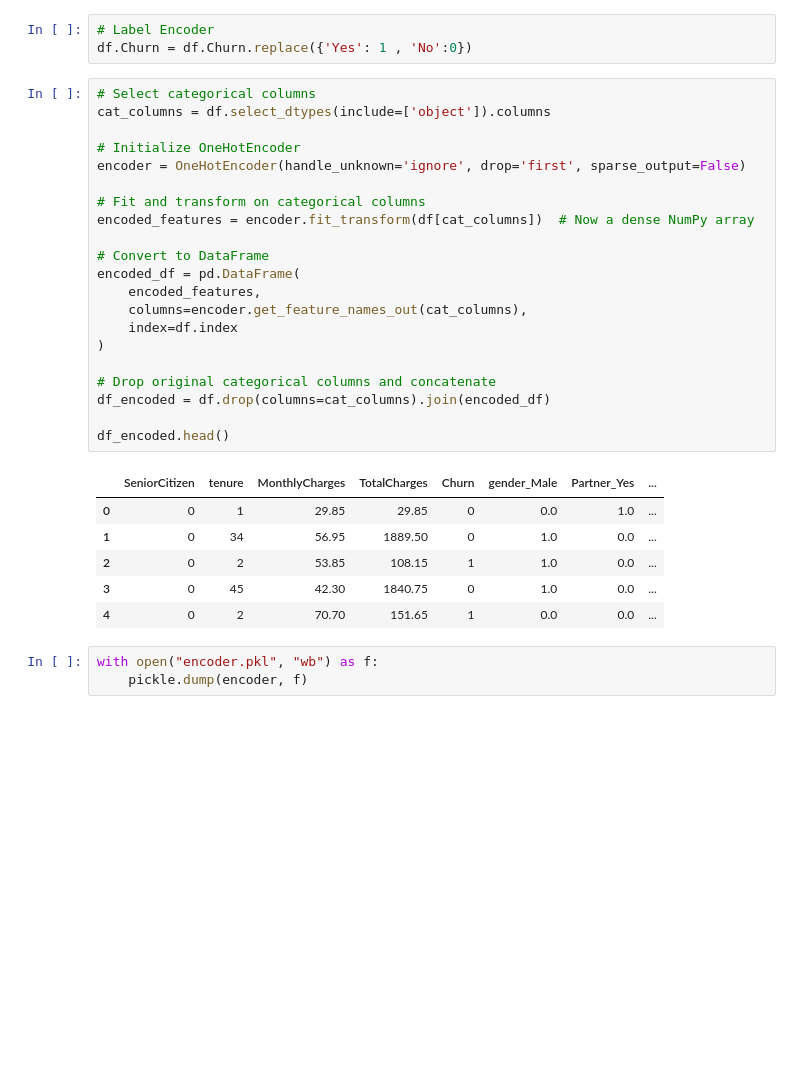
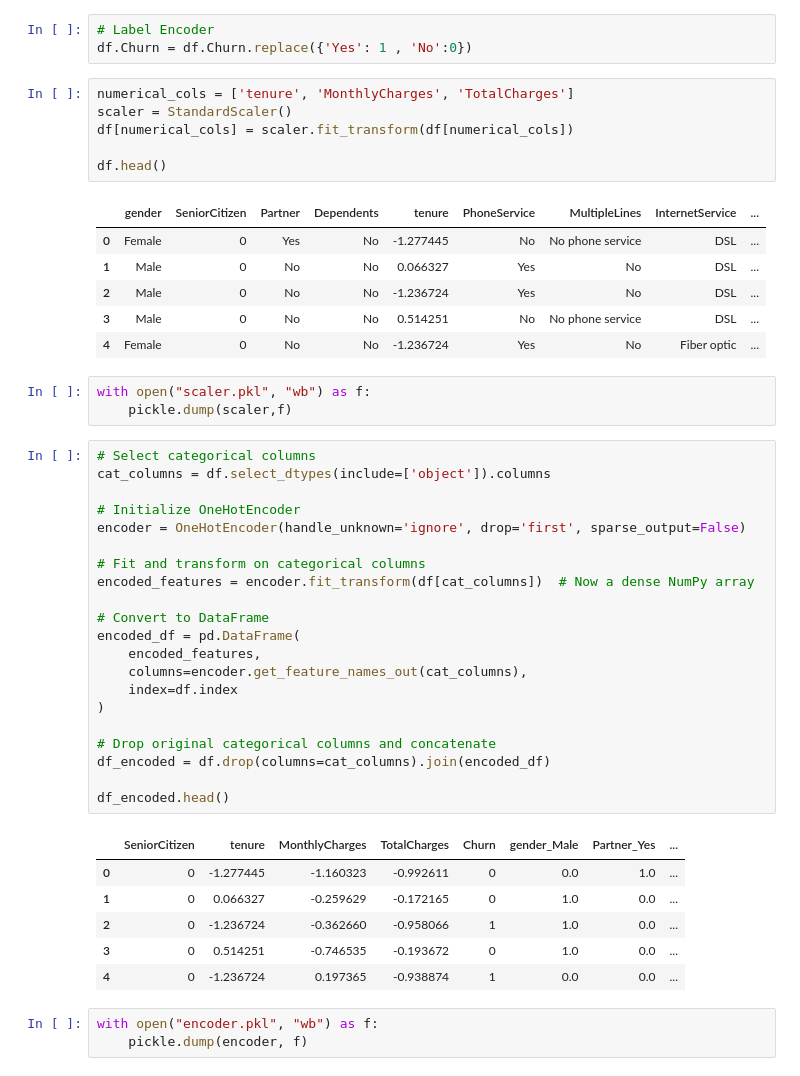
Before and after one commit to OmarMohamed7/Churn, a Jupyter notebook: main.ipynb, the cells around one changed output. Drawn from its saved outputs; the diff is of its cells as text; blank space fills up the shorter version.

```diff
--- a/main.ipynb
+++ b/main.ipynb
@@ -288,6 +288,22 @@ for col in categorical_cols:
 # %%
 # Label Encoder
 df.Churn = df.Churn.replace({'Yes': 1 , 'No':0})
+# %%
+numerical_cols = ['tenure', 'MonthlyCharges', 'TotalCharges']
+scaler = StandardScaler()
+df[numerical_cols] = scaler.fit_transform(df[numerical_cols])
+
+df.head()
+# %% [output]
+|  | gender | SeniorCitizen | Partner | Dependents | tenure | PhoneService | MultipleLines | InternetService | ... |
+| 0 | Female | 0 | Yes | No | -1.277445 | No | No phone service | DSL | ... |
+| 1 | Male | 0 | No | No | 0.066327 | Yes | No | DSL | ... |
+| 2 | Male | 0 | No | No | -1.236724 | Yes | No | DSL | ... |
+| 3 | Male | 0 | No | No | 0.514251 | No | No phone service | DSL | ... |
+| 4 | Female | 0 | No | No | -1.236724 | Yes | No | Fiber optic | ... |
+# %%
+with open("scaler.pkl", "wb") as f:
+    pickle.dump(scaler,f)
 # %%
 # Select categorical columns
 cat_columns = df.select_dtypes(include=['object']).columns
@@ -311,11 +327,11 @@ df_encoded = df.drop(columns=cat_columns).join(encoded_df)
 df_encoded.head()
 # %% [output]
 |  | SeniorCitizen | tenure | MonthlyCharges | TotalCharges | Churn | gender_Male | Partner_Yes | ... |
-| 0 | 0 | 1 | 29.85 | 29.85 | 0 | 0.0 | 1.0 | ... |
-| 1 | 0 | 34 | 56.95 | 1889.50 | 0 | 1.0 | 0.0 | ... |
-| 2 | 0 | 2 | 53.85 | 108.15 | 1 | 1.0 | 0.0 | ... |
-| 3 | 0 | 45 | 42.30 | 1840.75 | 0 | 1.0 | 0.0 | ... |
-| 4 | 0 | 2 | 70.70 | 151.65 | 1 | 0.0 | 0.0 | ... |
+| 0 | 0 | -1.277445 | -1.160323 | -0.992611 | 0 | 0.0 | 1.0 | ... |
+| 1 | 0 | 0.066327 | -0.259629 | -0.172165 | 0 | 1.0 | 0.0 | ... |
+| 2 | 0 | -1.236724 | -0.362660 | -0.958066 | 1 | 1.0 | 0.0 | ... |
+| 3 | 0 | 0.514251 | -0.746535 | -0.193672 | 0 | 1.0 | 0.0 | ... |
+| 4 | 0 | -1.236724 | 0.197365 | -0.938874 | 1 | 0.0 | 0.0 | ... |
 # %%
 with open("encoder.pkl", "wb") as f:
     pickle.dump(encoder, f)
```
Also changed, not shown: parts of 2 cells of this notebook, 2 other files.
